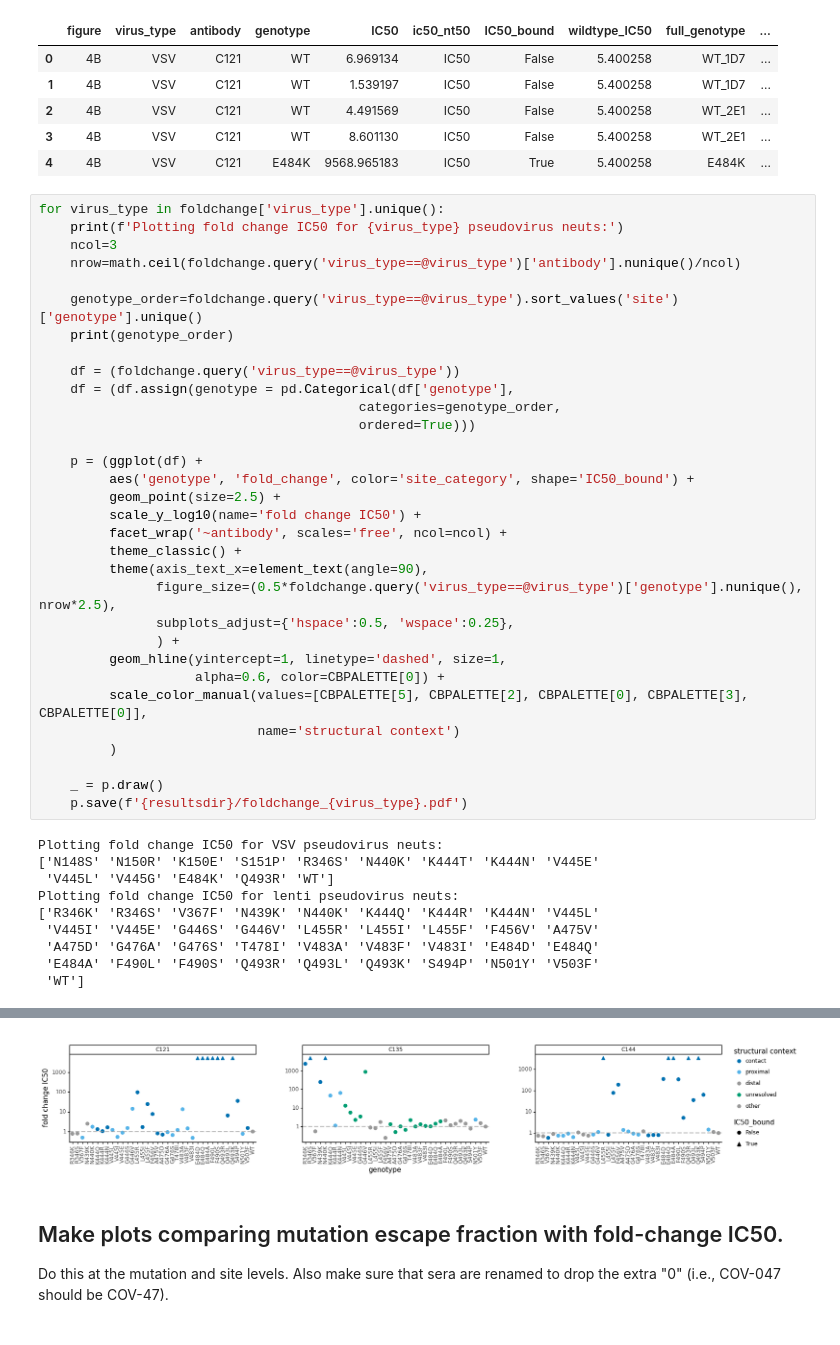
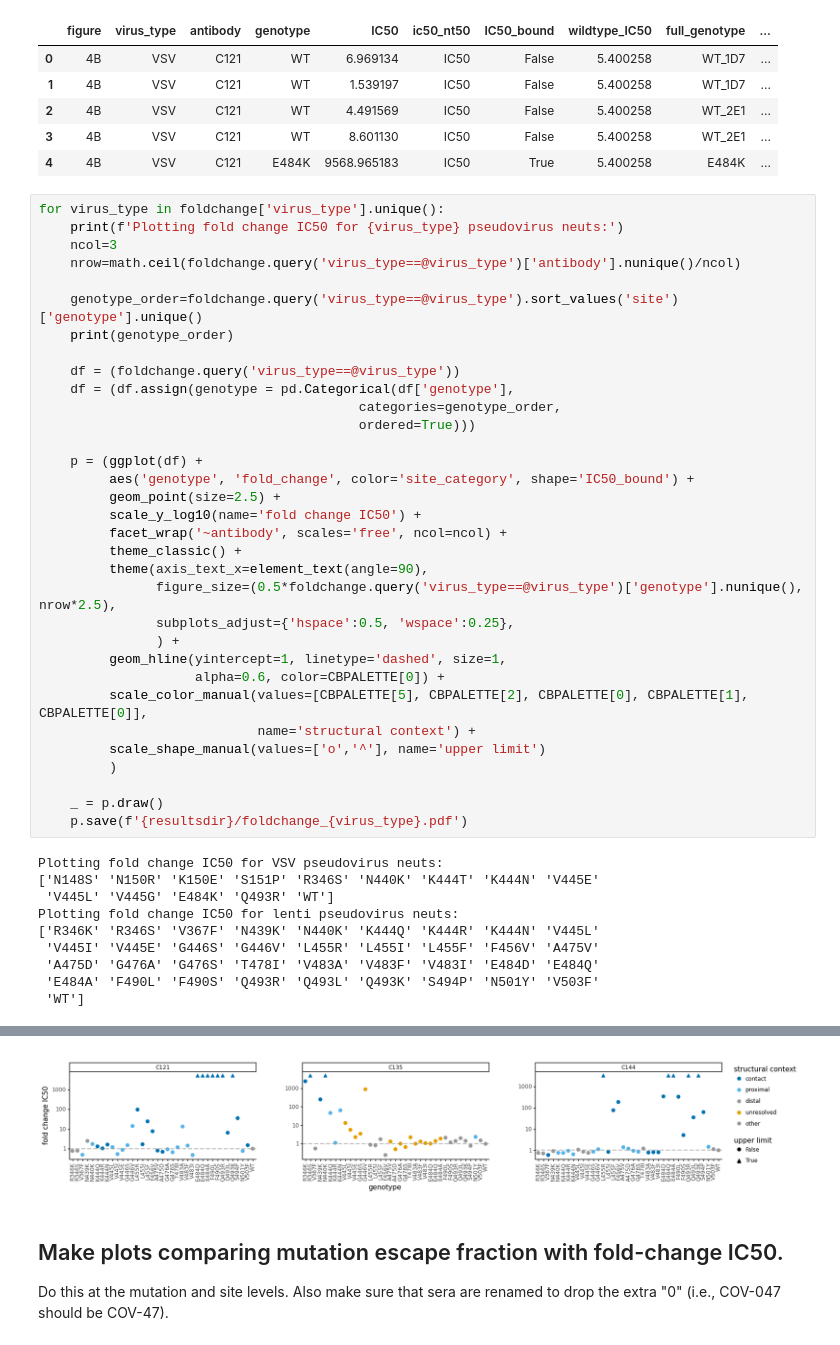
Before and after one commit to jbloomlab/SARS-CoV-2-RBD_MAP_Rockefeller, a Jupyter notebook: experimental_data/neutralization_plots.ipynb, the cells around one changed output, grey strips where cells are left out. Drawn from its saved outputs; the diff is of its cells as text.

```diff
--- a/experimental_data/neutralization_plots.ipynb
+++ b/experimental_data/neutralization_plots.ipynb
@@ -167,8 +167,9 @@ for virus_type in foldchange['virus_type'].unique():
                ) +
          geom_hline(yintercept=1, linetype='dashed', size=1,
                     alpha=0.6, color=CBPALETTE[0]) +
-         scale_color_manual(values=[CBPALETTE[5], CBPALETTE[2], CBPALETTE[0], CBPALETTE[3], CBPALETTE[0]],
-                            name='structural context')
+         scale_color_manual(values=[CBPALETTE[5], CBPALETTE[2], CBPALETTE[0], CBPALETTE[1], CBPALETTE[0]],
+                            name='structural context') +
+         scale_shape_manual(values=['o','^'], name='upper limit')
          )
 
     _ = p.draw()
@@ -187,4 +188,4 @@ Plotting fold change IC50 for lenti pseudovirus neuts:
-[figure, old version]
+[figure, new version]
 # %% [markdown]
 ## Make plots comparing mutation escape fraction with fold-change IC50.
 Do this at the mutation and site levels.
```
Also changed, not shown: parts of 3 cells of this notebook, 5 other files.
